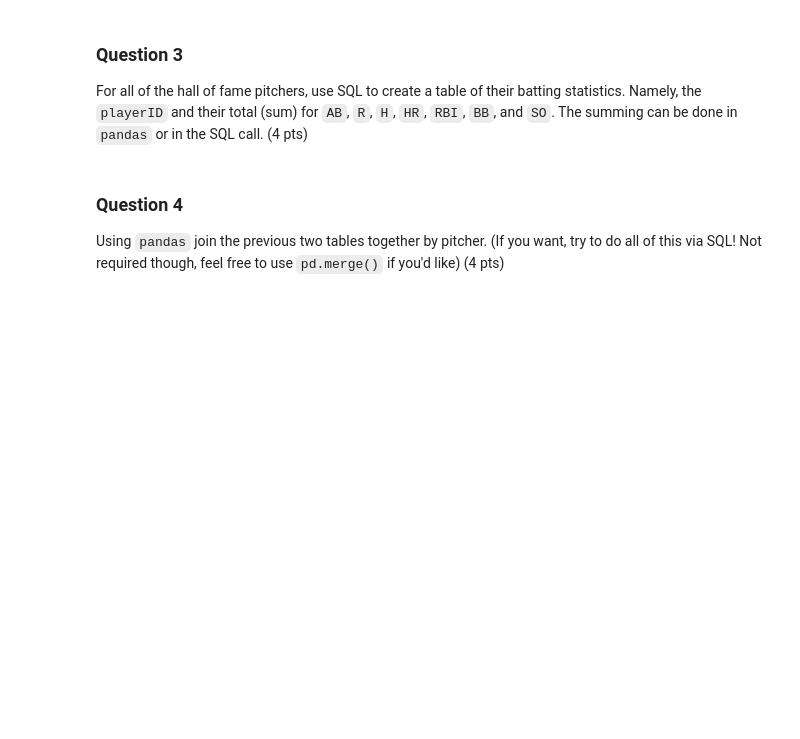
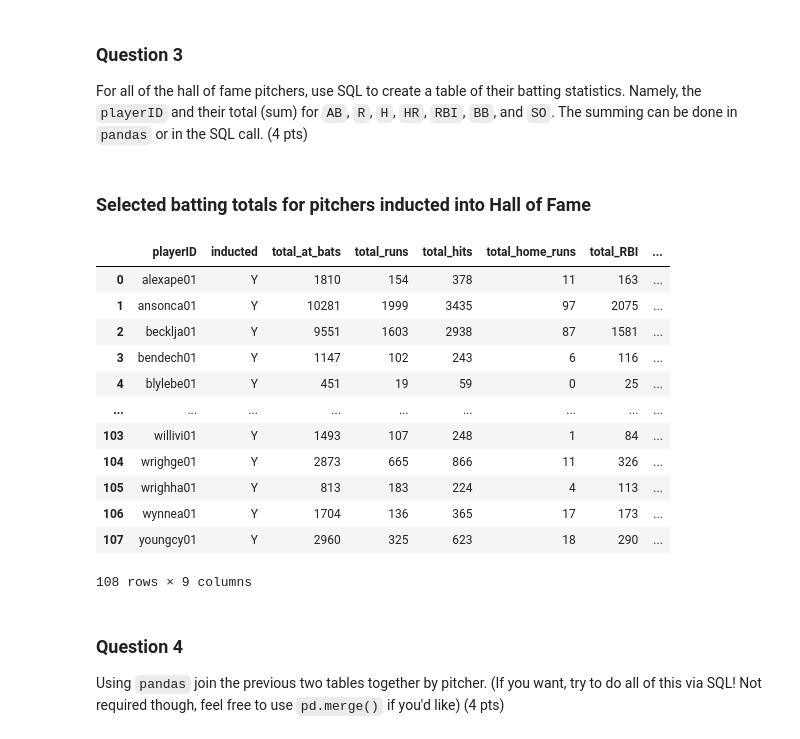
Before and after one commit to pressleydavid/hw5, a Jupyter notebook: HW6_ST554_DavidPressley.ipynb, the cells around one changed output. Drawn from its saved outputs; the diff is of its cells as text; code cells hidden in the pictures; blank space fills up the shorter version.

```diff
--- a/HW6_ST554_DavidPressley.ipynb
+++ b/HW6_ST554_DavidPressley.ipynb
@@ -111,6 +110,51 @@ display(hof_pitchers)
 # %% [markdown]
 ### Question 3
 For all of the hall of fame pitchers, use SQL to create a table of their batting statistics. Namely, the `playerID` and their total (sum) for `AB`, `R`, `H`, `HR`, `RBI`, `BB`, and `SO`. The summing can be done in `pandas` or in the SQL call. (4 pts)
+# %%
+# to get all hall of fame pitchers from sql query, we need to select records from a subsetting query for distinct players inducted as the left-hand table(l).
+# then join that table with the "middle table" (m) as a junction table to bridge between HoF and Batting stats, linking them together with playerID
+# finally, return the totals from the right-hand table (r)
+hof_pitch_bat_stat = pd.read_sql("""
+    SELECT
+        l.playerID,
+        l.inducted,
+        SUM(r.AB) as total_at_bats,
+        SUM(r.R) as total_runs,
+        SUM(r.H) as total_hits,
+        SUM(r.HR) as total_home_runs,
+        SUM(r.RBI) as total_RBI,
+        SUM(r.BB) as total_base_on_balls,
+        SUM(r.SO) as total_strike_outs
+    FROM (
+        SELECT DISTINCT playerID, inducted
+        FROM HallofFame
+        WHERE inducted = 'Y'
+    ) as l
+    INNER JOIN (
+        SELECT DISTINCT playerID FROM pitching
+    ) as m
+        ON l.playerID = m.playerID
+    INNER JOIN Batting as r
+        ON l.playerID = r.playerID
+    GROUP BY l.playerID;
+    """, con)
+display(Markdown(f"### Selected batting totals for pitchers inducted into Hall of Fame"))
+display(hof_pitch_bat_stat)
+# %% [output]
+### Selected batting totals for pitchers inducted into Hall of Fame
+|  | playerID | inducted | total_at_bats | total_runs | total_hits | total_home_runs | total_RBI | ... |
+| 0 | alexape01 | Y | 1810 | 154 | 378 | 11 | 163 | ... |
+| 1 | ansonca01 | Y | 10281 | 1999 | 3435 | 97 | 2075 | ... |
+| 2 | becklja01 | Y | 9551 | 1603 | 2938 | 87 | 1581 | ... |
+| 3 | bendech01 | Y | 1147 | 102 | 243 | 6 | 116 | ... |
+| 4 | blylebe01 | Y | 451 | 19 | 59 | 0 | 25 | ... |
+| ... | ... | ... | ... | ... | ... | ... | ... | ... |
+| 103 | willivi01 | Y | 1493 | 107 | 248 | 1 | 84 | ... |
+| 104 | wrighge01 | Y | 2873 | 665 | 866 | 11 | 326 | ... |
+| 105 | wrighha01 | Y | 813 | 183 | 224 | 4 | 113 | ... |
+| 106 | wynnea01 | Y | 1704 | 136 | 365 | 17 | 173 | ... |
+| 107 | youngcy01 | Y | 2960 | 325 | 623 | 18 | 290 | ... |
+108 rows × 9 columns
 # %% [markdown]
 ### Question 4
 Using `pandas` join the previous two tables together by pitcher. (If you want, try to do all of this via SQL! Not required though, feel free to use `pd.merge()` if you'd like) (4 pts)
```
Also changed, not shown: parts of 1 cell of this notebook.
